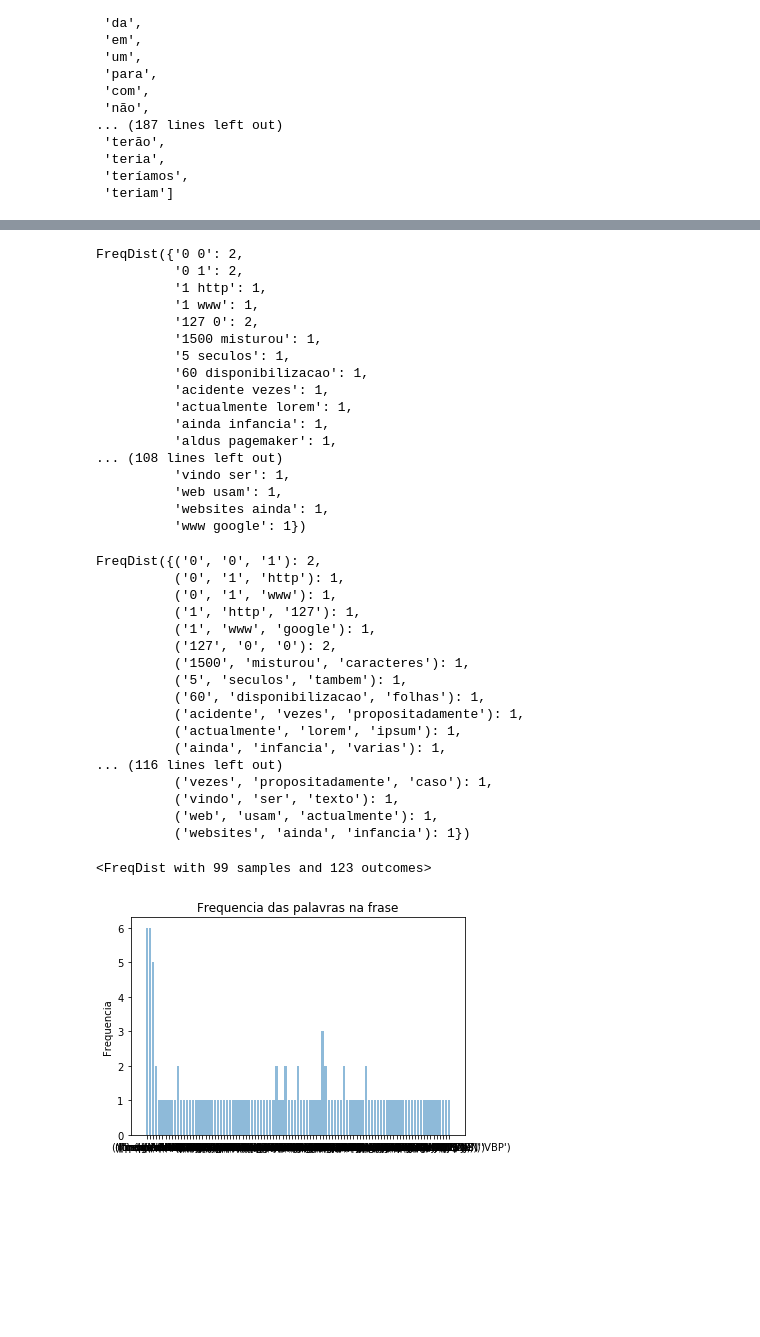
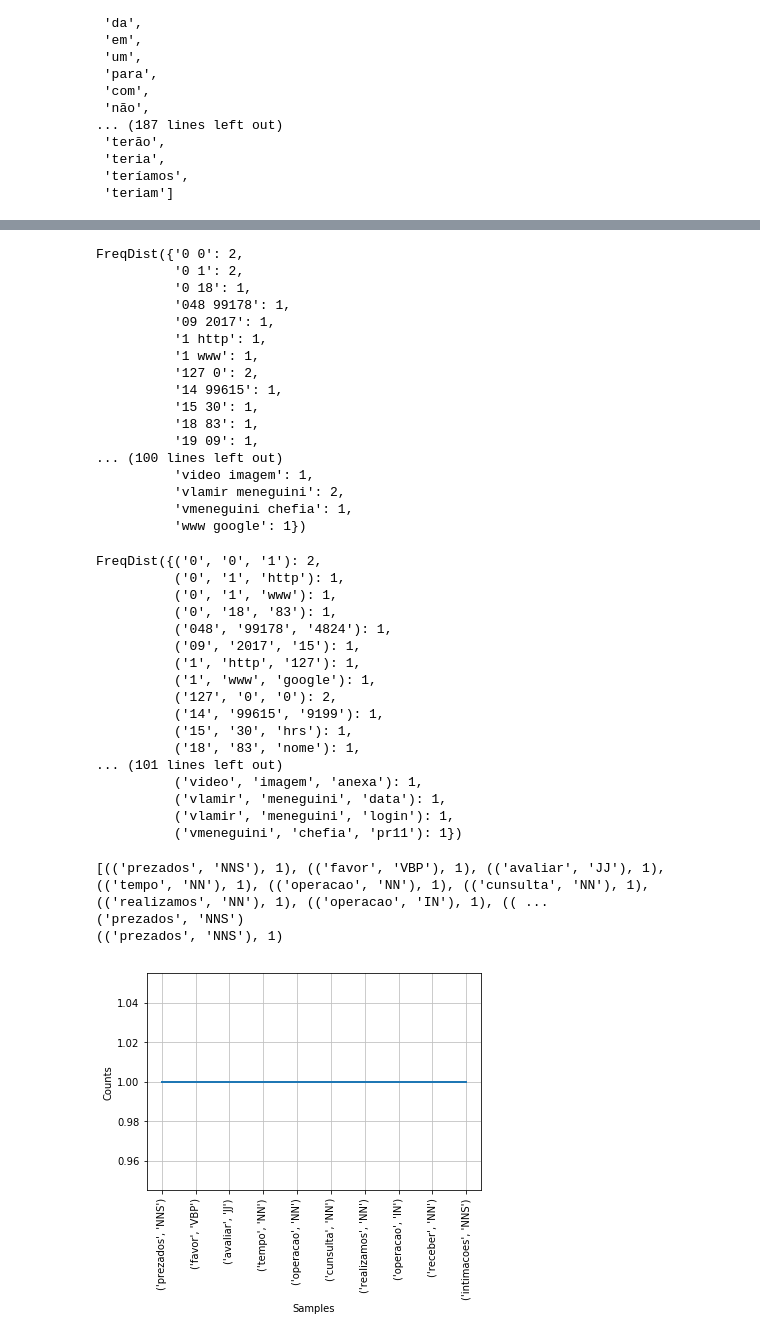
Before and after one commit to wilianselzlein/S4, a Jupyter notebook: Texto.ipynb, the cells around one changed output, grey strips where cells are left out. Drawn from its saved outputs; the diff is of its cells as text; code cells hidden in the pictures; blank space fills up the shorter version.

```diff
--- a/Texto.ipynb
+++ b/Texto.ipynb
@@ -79,7 +139,11 @@ stopwords
 def RemoveStopWords(instancia):
     instancia = instancia.lower()
     stopwords = set(nltk.corpus.stopwords.words('portuguese'))
+    stopwords.add('w')
     palavras = [i for i in instancia.split() if not i in stopwords]
+    stopwords = set(nltk.corpus.stopwords.words('english'))
+    palavras = " ".join(palavras)
+    palavras = [i for i in palavras.split() if not i in stopwords]
     return (" ".join(palavras))
 # %%
 def RemoveAcentos(s):
@@ -157,20 +221,20 @@ contagem
 # %% [output]
 FreqDist({'0 0': 2,
           '0 1': 2,
+          '0 18': 1,
+          '048 99178': 1,
+          '09 2017': 1,
           '1 http': 1,
           '1 www': 1,
           '127 0': 2,
-          '1500 misturou': 1,
-          '5 seculos': 1,
-          '60 disponibilizacao': 1,
-          'acidente vezes': 1,
-          'actualmente lorem': 1,
-          'ainda infancia': 1,
-          'aldus pagemaker': 1,
-... (108 lines left out)
-          'vindo ser': 1,
-          'web usam': 1,
-          'websites ainda': 1,
+          '14 99615': 1,
+          '15 30': 1,
+          '18 83': 1,
+          '19 09': 1,
+... (100 lines left out)
+          'video imagem': 1,
+          'vlamir meneguini': 2,
+          'vmeneguini chefia': 1,
           'www google': 1})
 # %%
 from nltk import word_tokenize
@@ -184,24 +248,33 @@ FreqDist(trigrams)
 FreqDist({('0', '0', '1'): 2,
           ('0', '1', 'http'): 1,
           ('0', '1', 'www'): 1,
+          ('0', '18', '83'): 1,
+          ('048', '99178', '4824'): 1,
+          ('09', '2017', '15'): 1,
           ('1', 'http', '127'): 1,
           ('1', 'www', 'google'): 1,
           ('127', '0', '0'): 2,
-          ('1500', 'misturou', 'caracteres'): 1,
-          ('5', 'seculos', 'tambem'): 1,
-          ('60', 'disponibilizacao', 'folhas'): 1,
-          ('acidente', 'vezes', 'propositadamente'): 1,
-          ('actualmente', 'lorem', 'ipsum'): 1,
-          ('ainda', 'infancia', 'varias'): 1,
-... (116 lines left out)
-          ('vezes', 'propositadamente', 'caso'): 1,
-          ('vindo', 'ser', 'texto'): 1,
-          ('web', 'usam', 'actualmente'): 1,
-          ('websites', 'ainda', 'infancia'): 1})
+          ('14', '99615', '9199'): 1,
+          ('15', '30', 'hrs'): 1,
+          ('18', '83', 'nome'): 1,
+... (101 lines left out)
+          ('video', 'imagem', 'anexa'): 1,
+          ('vlamir', 'meneguini', 'data'): 1,
+          ('vlamir', 'meneguini', 'login'): 1,
+          ('vmeneguini', 'chefia', 'pr11'): 1})
 # %%
-def frequencia(s):
+def frequencia(s, most):
     palavras = contagem_palavras(s)
-    #print (palavras)
+    print (palavras.most_common(most))
+    print (palavras.max())
+    print (palavras.most_common(most)[0])
+    #print (palavras.freq(6))
+    #rint (palavras.tabulate)
+    #list(ngrams(mylist, 2))
+    palavras.plot(10) #graphical plot of the frequency distribution
+    #palavras.plot(cumulative=True) #cumulative plot of the frequency distribution
+
+    return
     #palavras = palavras.keys()
     y_pos = np.arange(len(palavras))
     contagem = palavras.values()
@@ -211,8 +284,10 @@ def frequencia(s):
     plt.title('Frequencia das palavras na frase')
     plt.show()
 # %%
-frequencia(s)
+frequencia(s, 10)
 # %% [output]
-<FreqDist with 99 samples and 123 outcomes>
+[(('prezados', 'NNS'), 1), (('favor', 'VBP'), 1), (('avaliar', 'JJ'), 1), (('tempo', 'NN'), 1), (('operacao', 'NN'), 1), (('cunsulta', 'NN'), 1), (('realizamos', 'NN'), 1), (('operacao', 'IN'), 1), (( ...
+('prezados', 'NNS')
+(('prezados', 'NNS'), 1)
-[figure, old version]
+[figure, new version]
 # %%
```
Also changed, not shown: parts of 6 cells of this notebook.
